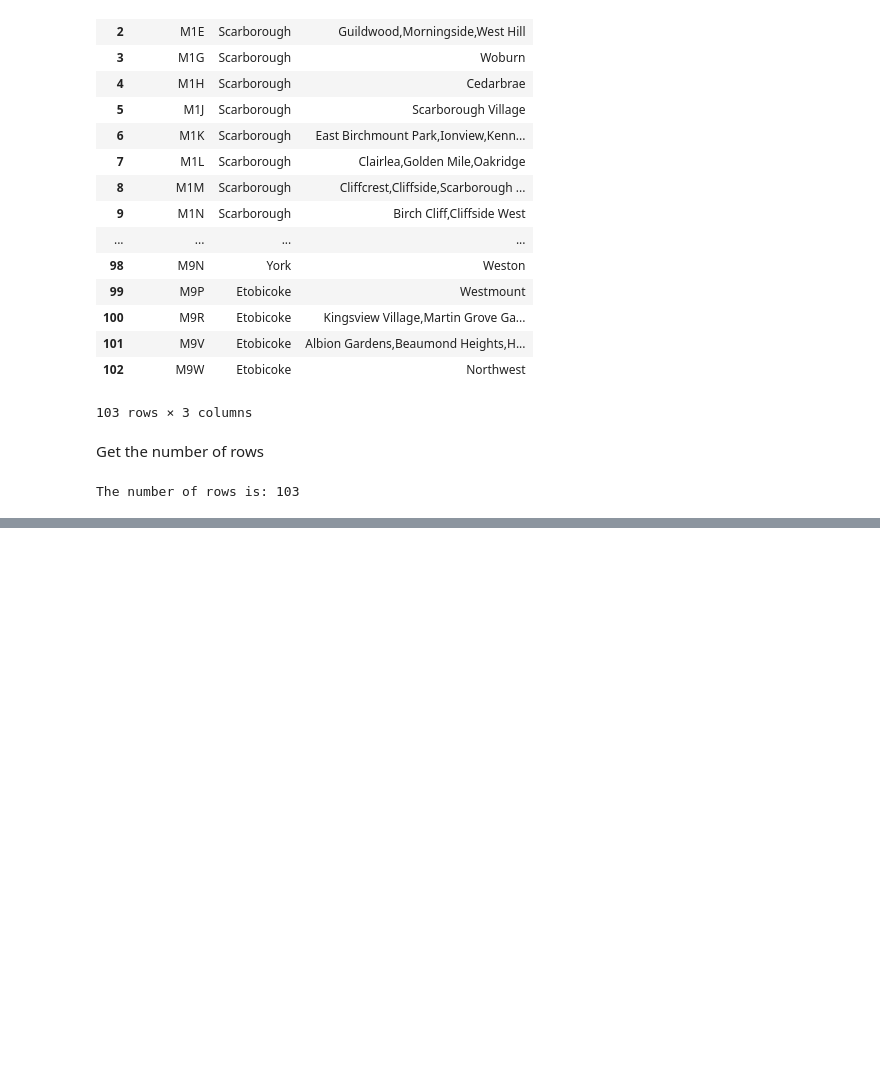
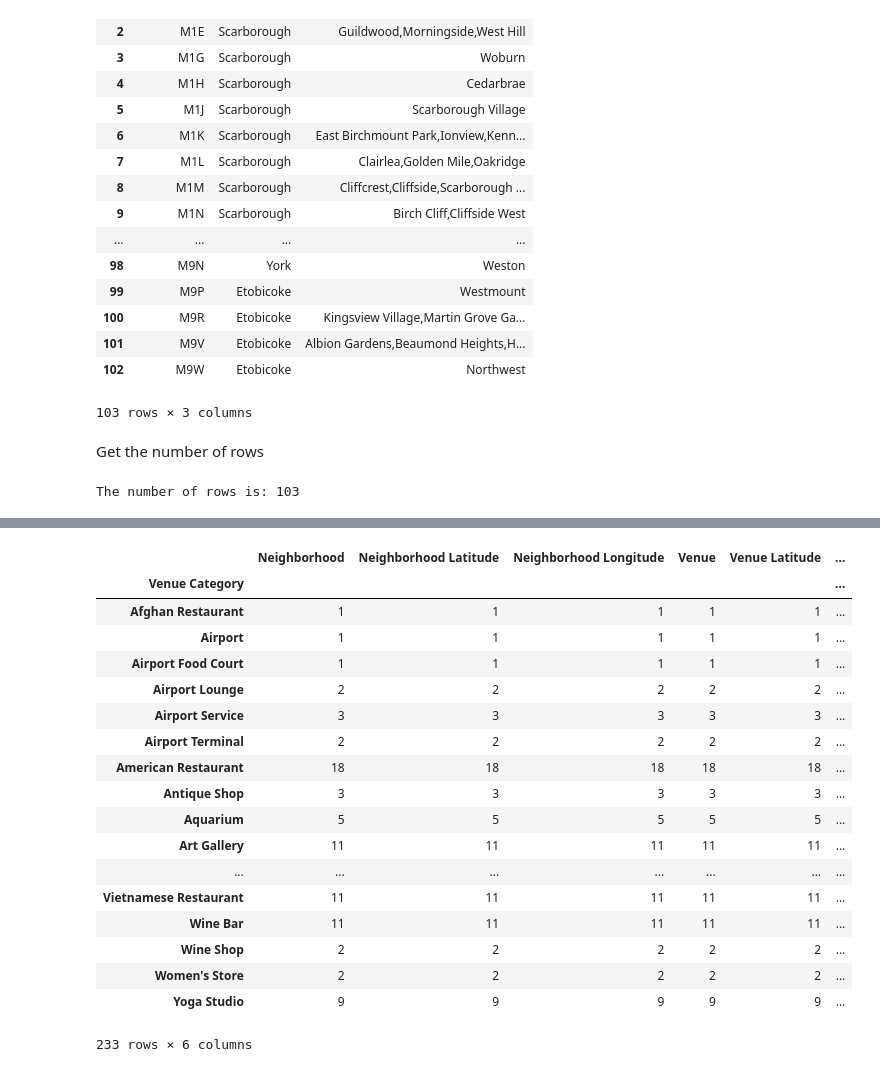
Before and after one commit to will6309/Coursera_Capstone, a Jupyter notebook: Segmenting and clustering neighbourhoods.ipynb, the cells around one changed output, grey strips where cells are left out. Drawn from its saved outputs; the diff is of its cells as text; code cells hidden in the pictures; blank space fills up the shorter version.

```diff
--- a/Segmenting and clustering neighbourhoods.ipynb
+++ b/Segmenting and clustering neighbourhoods.ipynb
@@ -96,0 +263,22 @@ The number of rows is: 103
+# %%
+toronto_nearby_venues.groupby('Venue Category').count()
+# %% [output]
+|  | Neighborhood | Neighborhood Latitude | Neighborhood Longitude | Venue | Venue Latitude | ... |
+| Venue Category |  |  |  |  |  | ... |
+| Afghan Restaurant | 1 | 1 | 1 | 1 | 1 | ... |
+| Airport | 1 | 1 | 1 | 1 | 1 | ... |
+| Airport Food Court | 1 | 1 | 1 | 1 | 1 | ... |
+| Airport Lounge | 2 | 2 | 2 | 2 | 2 | ... |
+| Airport Service | 3 | 3 | 3 | 3 | 3 | ... |
+| Airport Terminal | 2 | 2 | 2 | 2 | 2 | ... |
+| American Restaurant | 18 | 18 | 18 | 18 | 18 | ... |
+| Antique Shop | 3 | 3 | 3 | 3 | 3 | ... |
+| Aquarium | 5 | 5 | 5 | 5 | 5 | ... |
+| Art Gallery | 11 | 11 | 11 | 11 | 11 | ... |
+| ... | ... | ... | ... | ... | ... | ... |
+| Vietnamese Restaurant | 11 | 11 | 11 | 11 | 11 | ... |
+| Wine Bar | 11 | 11 | 11 | 11 | 11 | ... |
+| Wine Shop | 2 | 2 | 2 | 2 | 2 | ... |
+| Women's Store | 2 | 2 | 2 | 2 | 2 | ... |
+| Yoga Studio | 9 | 9 | 9 | 9 | 9 | ... |
+233 rows × 6 columns
```
Also changed, not shown: parts of 20 cells of this notebook.
